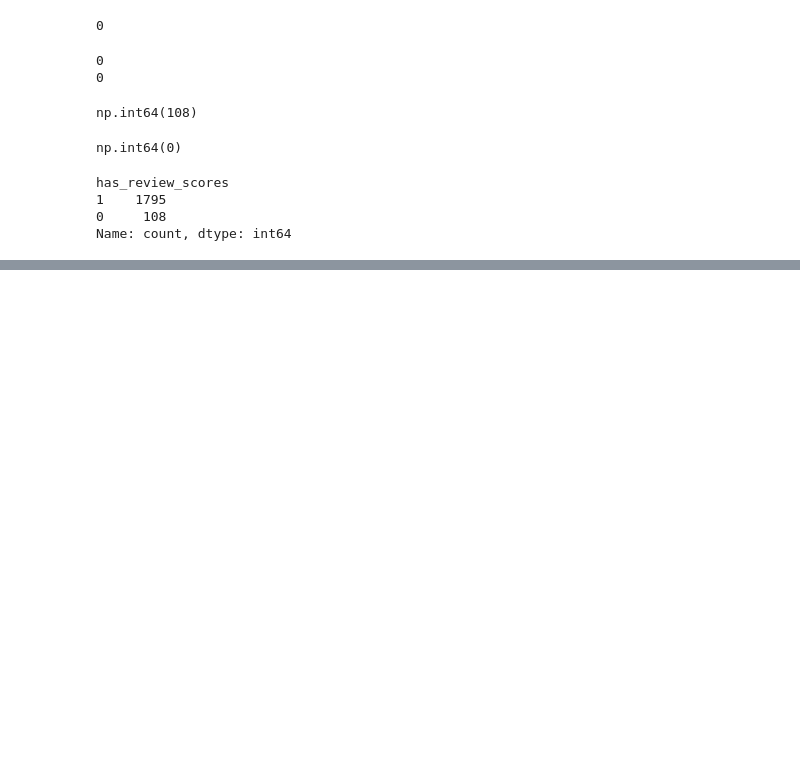
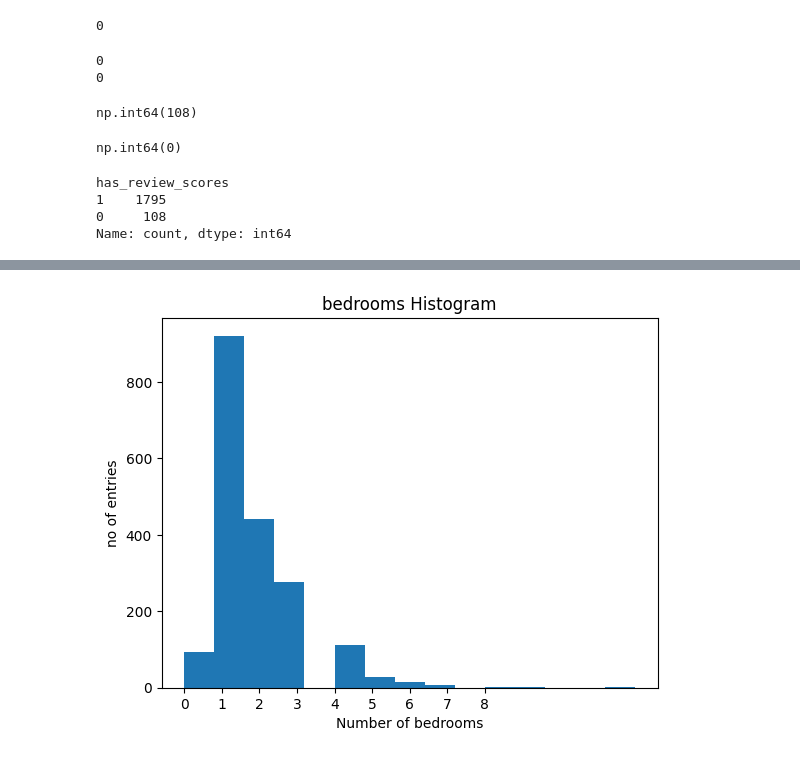
Before and after one commit to Vineet-Reddy-Saddi/Linear-Regression-Model, a Jupyter notebook: Assignment_1.ipynb, the cells around one changed output, grey strips where cells are left out. Saved outputs shown, nothing was run; the diff lists cells and outputs as text; code cells hidden in the pictures; blank space fills up the shorter version.

```diff
--- a/Assignment_1.ipynb
+++ b/Assignment_1.ipynb
@@ -212,0 +280,9 @@ Name: count, dtype: int64
+# %%
+plt.hist(df_model["bedrooms"],bins="auto", edgecolor="blue")
+plt.xticks(np.arange(0, 9, 1))
+plt.xlabel("Number of bedrooms")
+plt.ylabel("no of entries")
+plt.title("bedrooms Histogram")
+plt.show()
+# %% [output]
+[figure, added]
```
Also changed, not shown: parts of 15 cells of this notebook.
